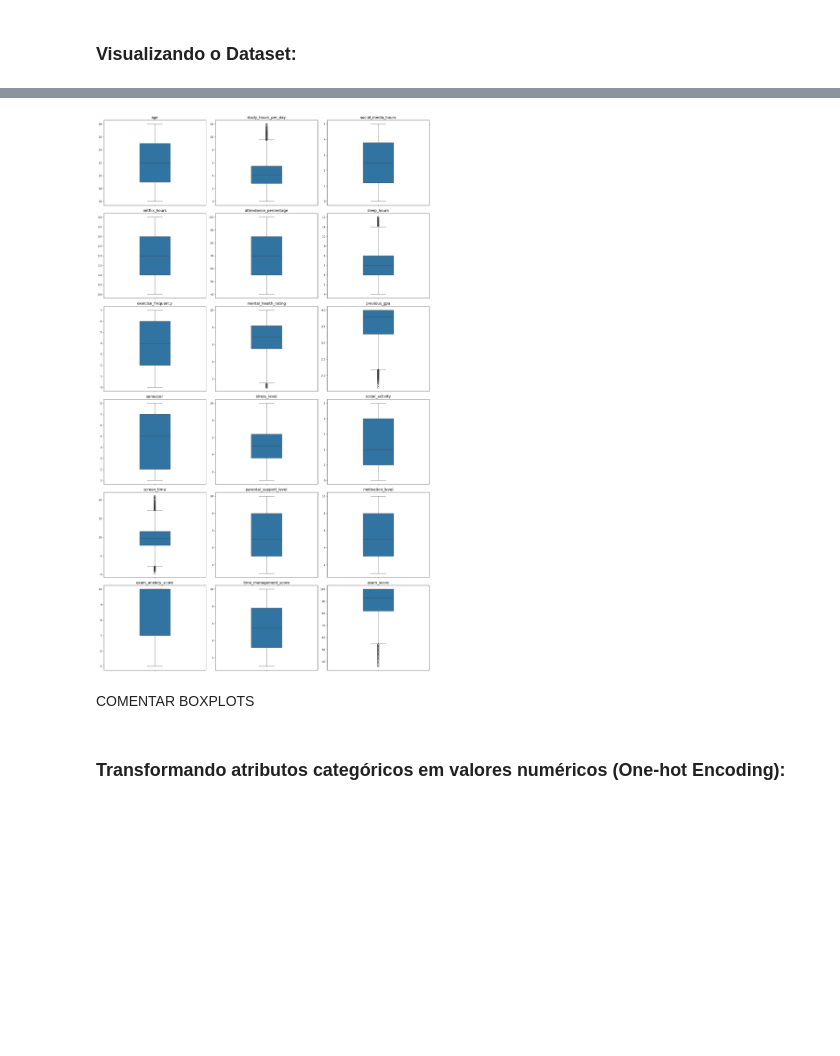
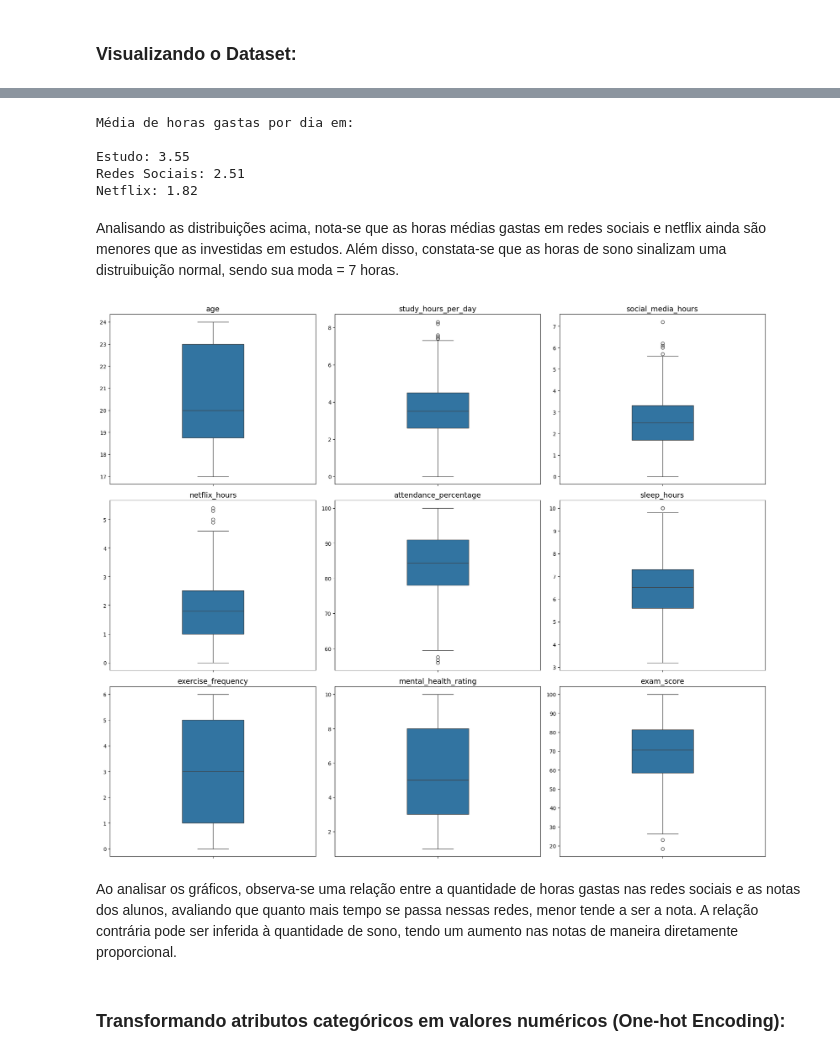
Before and after one commit to guilhermemonte31/RNA-2025.1-PP3, a Jupyter notebook: eda.ipynb, the cells around one changed output, grey strips where cells are left out. Drawn from its saved outputs; the diff is of its cells as text; code cells hidden in the pictures; blank space fills up the shorter version.

```diff
--- a/eda.ipynb
+++ b/eda.ipynb
@@ -101,0 +108,2 @@ dtype: int64
+# %%
+df['parental_education_level'] = df['parental_education_level'].fillna(df['parental_education_level'].mode()[0])
@@ -116,23 +171,6 @@ columns_num = columns_num.drop(columns = ['student_id'])
 # %%
-
-
-# Supondo que columns_num_plot seja um DataFrame apenas com colunas numéricas
-num_cols = columns_num.shape[1]
-cols_per_row = 3
-rows = (num_cols + cols_per_row - 1) // cols_per_row  # Arredonda para cima
-
-fig, axes = plt.subplots(rows, cols_per_row, figsize=(15, 5 * rows))
-axes = axes.flatten()  # Transforma em uma lista para indexar facilmente
-
-for i, col in enumerate(columns_num.columns):
-    columns_num[col].hist(bins = 16, ax = axes[i], figsize = (16, 18))
-    axes[i].set_title(col)
-    axes[i].grid(True)
-
-# Esconder os eixos extras, se houver
-for j in range(i + 1, len(axes)):
-    fig.delaxes(axes[j])
-
-plt.tight_layout()
-plt.show()
+# Coletando o nome das colunas numéricas:
+num_col_df = df.select_dtypes(exclude = 'object')
+num_col = [col for col in num_col_df.columns]
+num_col
 # %% [output]
@@ -141,0 +186,9 @@ COMENTAR SOBRE OS GRÀFICOS
+# %%
+plt.figure(figsize = (12, 8))
+for i in range(9):
+    plt.subplot(3, 3, i + 1)
+    plt.hist(df[num_col[i]], bins = 20, color = 'darkgreen', edgecolor = 'black')
+    plt.title(f'Distribution of {num_col[i]}')
+
+plt.tight_layout()
+plt.show()
@@ -142,28 +197,35 @@ COMENTAR SOBRE OS GRÀFICOS
+# %%
+print(f"Média de horas gastas por dia em:\n\nEstudo: {df['study_hours_per_day'].mean():.2f}\nRedes Sociais: {df['social_media_hours'].mean():.2f}\nNetflix: {df['netflix_hours'].mean():.2f}")
+# %% [output]
+Média de horas gastas por dia em:
+
+Estudo: 3.55
+Redes Sociais: 2.51
+Netflix: 1.82
+# %% [markdown]
+Analisando as distribuições acima, nota-se que as horas médias gastas em redes sociais e netflix ainda são menores que as investidas em estudos. Além disso, constata-se que as horas de sono sinalizam uma distruibuição normal, sendo sua moda = 7 horas.
 # %%
-# Lista de colunas numéricas a serem plotadas
-colunas = columns_num.columns
-
 # Definindo layout da grade
 cols_por_linha = 3
-total_plots = len(colunas)
+total_plots = len(num_col)
 linhas = (total_plots + cols_por_linha - 1) // cols_por_linha
 
 # Criando subplots
 fig, axes = plt.subplots(nrows=linhas, ncols=cols_por_linha, figsize=(18, 5 * linhas))
 axes = axes.flatten()
 
 # Loop de plotagem
-for i, col in enumerate(colunas):
-    sns.boxplot(y = columns_num[col], ax = axes[i], width = 0.3)
+for i, col in enumerate(num_col):
+    sns.boxplot(y = num_col_df[col], ax = axes[i], width = 0.3)
     axes[i].set_title(f'{col}', fontsize = 14)
     axes[i].set_xlabel('')
     axes[i].set_ylabel('')
 
 # Remove eixos não usados
 for j in range(i + 1, len(axes)):
     fig.delaxes(axes[j])
 
 plt.tight_layout()
 plt.show()
 # %% [output]
-[figure, old version]
+[figure, new version]
@@ -170,5 +235,5 @@ plt.show()
 # %% [markdown]
-COMENTAR BOXPLOTS
+Ao analisar os gráficos, observa-se uma relação entre a quantidade de horas gastas nas redes sociais e as notas dos alunos, avaliando que quanto mais tempo se passa nessas redes, menor tende a ser a nota. A relação contrária pode ser inferida à quantidade de sono, tendo um aumento nas notas de maneira diretamente proporcional.
 # %% [markdown]
 ### Transformando atributos categóricos em valores numéricos (One-hot Encoding):
 # %%
```
Also changed, not shown: parts of 20 cells of this notebook, 3 other files.
